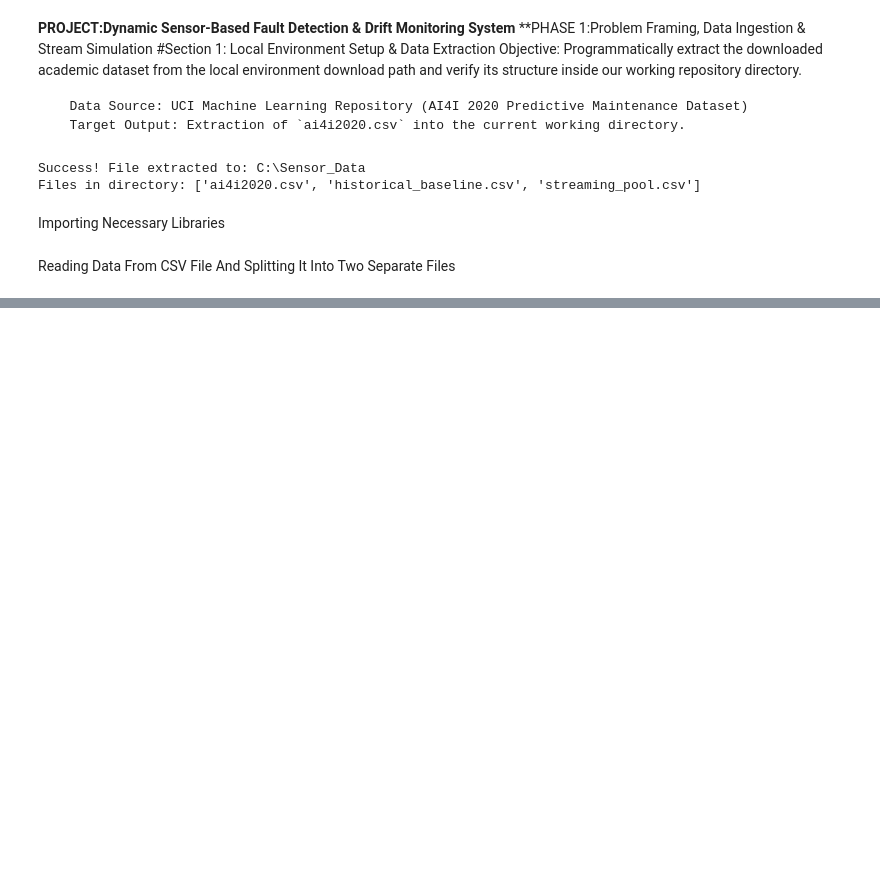
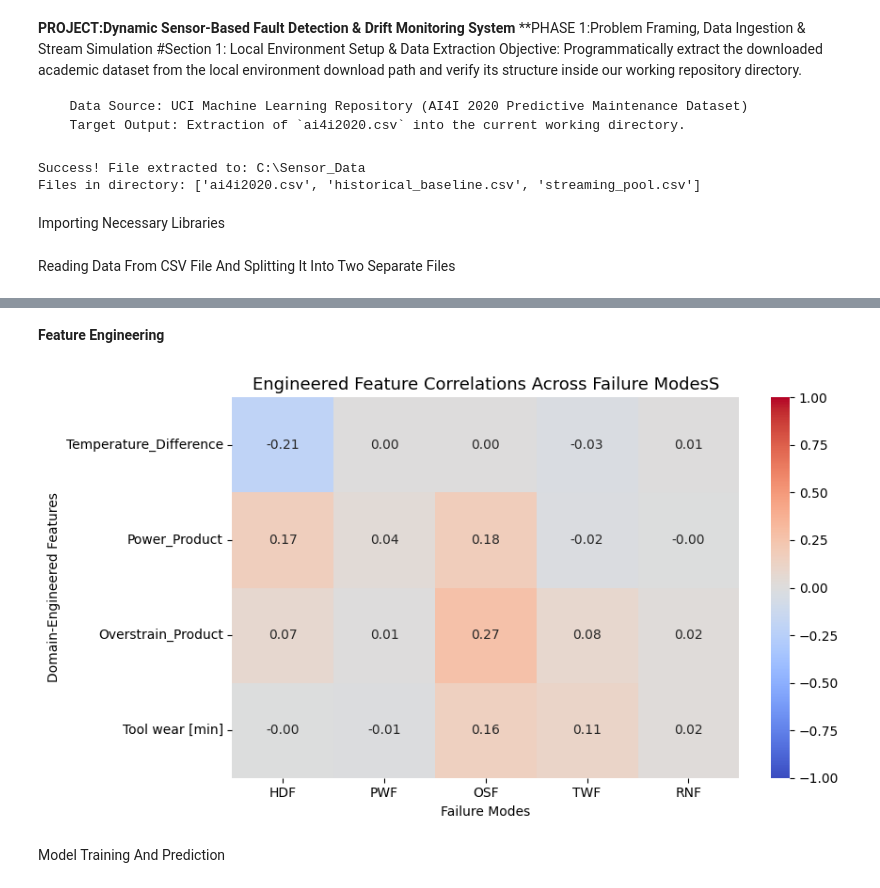
Before and after one commit to Sammanita06/Sensor-Failure-Detection-Model, a Jupyter notebook: SensorData.ipynb, the cells around one changed output, grey strips where cells are left out. Drawn from its saved outputs; the diff is of its cells as text; code cells hidden in the pictures; blank space fills up the shorter version.

```diff
--- a/SensorData.ipynb
+++ b/SensorData.ipynb
@@ -210,0 +206,21 @@ plt.show()
+# %% [markdown]
+**Feature Engineering**
+# %%
+#Feature Construction
+historical_df['Temperature_Difference'] = historical_df['Process temperature [K]'] - historical_df['Air temperature [K]']
+historical_df['Power_Product'] = historical_df['Torque [Nm]'] * historical_df['Rotational speed [rpm]']
+historical_df['Overstrain_Product'] = historical_df['Tool wear [min]'] * historical_df['Torque [Nm]']
+# %%
+#Heatmap
+engineered_cols = ['Temperature_Difference', 'Power_Product', 'Overstrain_Product', 'Tool wear [min]']
+failure_cols = ['HDF', 'PWF', 'OSF', 'TWF', 'RNF']
+engineered_corr = historical_df[engineered_cols + failure_cols].corr().loc[engineered_cols, failure_cols]
+plt.figure(figsize=(9, 5))
+sns.heatmap(engineered_corr, annot=True, fmt=".2f", cmap='coolwarm', vmin=-1, vmax=1)
+plt.title("Engineered Feature Correlations Across Failure ModesS", fontsize=13)
+plt.ylabel("Domain-Engineered Features")
+plt.xlabel("Failure Modes")
+plt.tight_layout()
+plt.show()
+# %% [output]
+[figure, added]
@@ -210,0 +297,2 @@ plt.show()
+# %% [markdown]
+Model Training And Prediction
```
Also changed, not shown: parts of 8 cells of this notebook.
